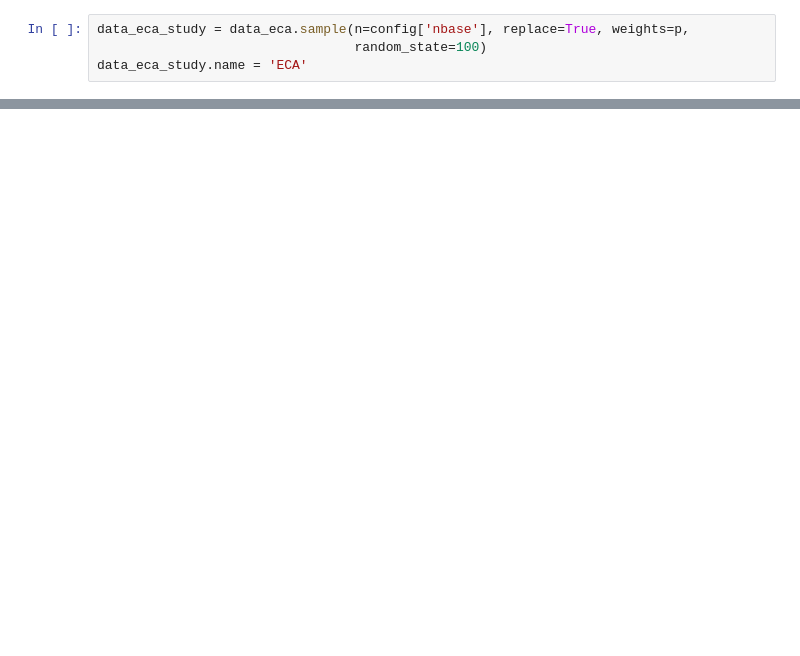
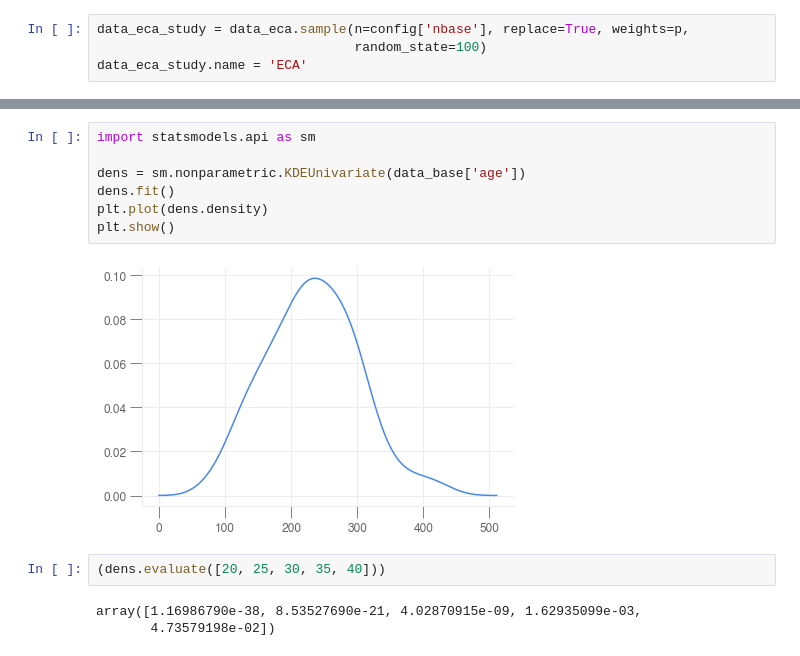
Before and after one commit to csrinesh/balance_cohort, a Jupyter notebook: cohortbalancer.ipynb, the cells around one changed output, grey strips where cells are left out. Cells and saved outputs as stored; diff of their text form; blank space fills up the shorter version.

```diff
--- a/cohortbalancer.ipynb
+++ b/cohortbalancer.ipynb
@@ -185,0 +180,14 @@ After balancing KstestResult(statistic=0.476, pvalue=5.388549143906695e-26)
+# %%
+import statsmodels.api as sm
+
+dens = sm.nonparametric.KDEUnivariate(data_base['age'])
+dens.fit()
+plt.plot(dens.density)
+plt.show()
+# %% [output]
+[figure, added]
+# %%
+(dens.evaluate([20, 25, 30, 35, 40]))
+# %% [output]
+array([1.16986790e-38, 8.53527690e-21, 4.02870915e-09, 1.62935099e-03,
+       4.73579198e-02])
```
Also changed, not shown: parts of 23 cells of this notebook.
